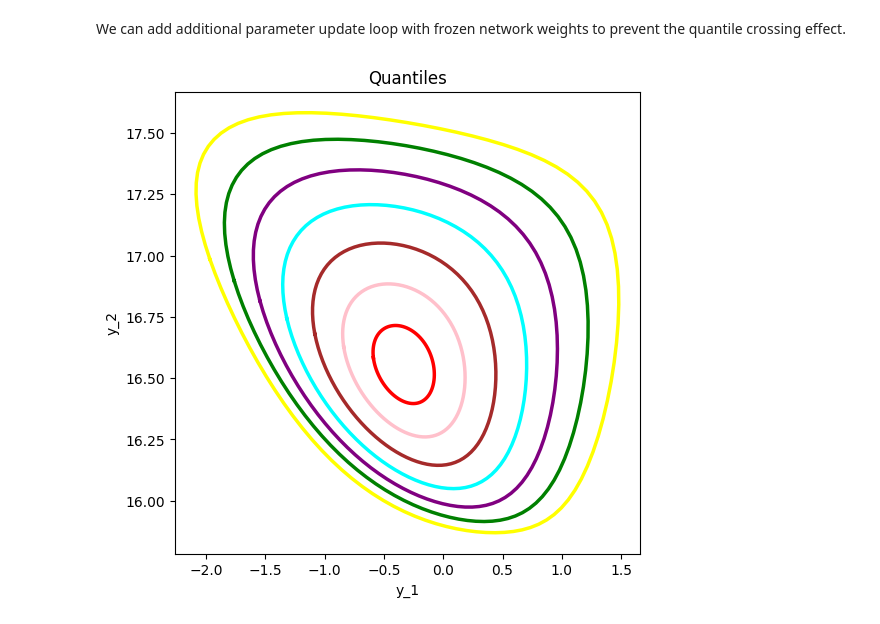
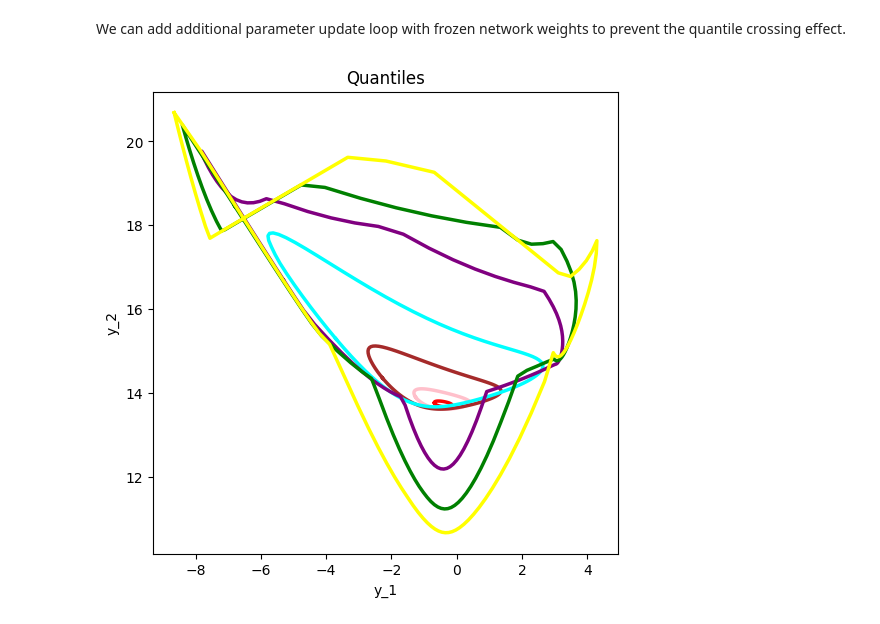
Before and after one commit to VldKnd/conditional_quantile_function, a Jupyter notebook: vector_quantile_regression/notebooks/approximate_full_potential_slackness_condition.ipynb, the cells around one changed output. Saved outputs shown, nothing was run; the diff lists cells and outputs as text; code cells hidden in the pictures.

```diff
--- a/vector_quantile_regression/notebooks/approximate_full_potential_slackness_condition.ipynb
+++ b/vector_quantile_regression/notebooks/approximate_full_potential_slackness_condition.ipynb
@@ -39,8 +3,17 @@ def torch_sphere_uniform(n, d, **kwargs):
 # %%
 from data_utils import create_joint_x_y
 import numpy as np
+from torch import nn
+import torch
 
-num_points_to_generate = 1000
+def torch_sphere_uniform(n, d, **kwargs):
+    """Generate n points inside the d-dimensional sphere."""
+    random_vectors = torch.randn(n, d, **kwargs)
+    vectors_norms = torch.norm(random_vectors, dim=1, keepdim=True)
+    radius = torch.pow(torch.rand(n, 1, **kwargs), 1. / d)
+    return radius * random_vectors / vectors_norms
+
+num_points_to_generate = 100
 X, Y = create_joint_x_y(num_points_to_generate)
 
 n, d = Y.shape
@@ -51,9 +24,9 @@ mu = np.ones((m, 1)) / m
 
 phi_network = nn.Sequential(
     nn.Linear(d + X.shape[1], 10),
-    nn.Softplus(),
+    nn.ELU(),
     nn.Linear(10, 10),
-    nn.Softplus(),
+    nn.ELU(),
     nn.Linear(10, 1)
 )
 # %%
@@ -61,7 +34,7 @@ import torch
 torch.manual_seed(0)
 
 device_and_dtype_specifications = dict(dtype=torch.float64, device=torch.device("cpu"))
-epsilon = 1e-6
+epsilon = 1e-5
 num_epochs = 5000
 
 phi_network.to(**device_and_dtype_specifications)
@@ -71,7 +44,7 @@ X, Y = create_joint_x_y(num_points_to_generate)
 X_tensor = torch.tensor(X, **device_and_dtype_specifications)
 Y_tensor = torch.tensor(Y, **device_and_dtype_specifications)
 dataset_size = num_points_to_generate
-batch_size = 128
+batch_size = 64
 
 
 def estimate_psi(X_tensor, Y_tensor, U_tensor, phi_net, epsilon=0.1):
@@ -104,10 +77,13 @@ def estimate_psi(X_tensor, Y_tensor, U_tensor, phi_net, epsilon=0.1):
         phi_vals = phi_net(XU).squeeze(-1)  # Shape: [n, m] [i, j] = phi(u_i, x_j)
         cost_matrix = Y_tensor @ U_tensor.T # Shape: [n, m] [i, j] = y_j @ u_i
 
-        slackness = ( cost_matrix - phi_vals ) # Shape: [n, m] [i, j] = y_i @ u_j - phi(u_j, x_i)
-        max_slackness, _ = torch.max(slackness, dim=1, keepdims=True)
-        exponent_val = torch.exp((slackness - max_slackness) / epsilon )
-        psi_estimate = epsilon * torch.log( torch.mean( exponent_val, dim=1, keepdims=True) ) + max_slackness
+        slackness = cost_matrix - phi_vals    # Shape: [n, m]
+
+        log_mean_exp = torch.logsumexp(slackness / epsilon, dim=1, keepdim=True) \
+                - torch.log(torch.tensor(m, device=slackness.device, dtype=slackness.dtype))
+
+        psi_estimate = epsilon * log_mean_exp
+
         return psi_estimate
 
 
@@ -169,7 +145,7 @@ number_of_points_to_visualize = 1000
 
 with torch.no_grad():
         U_tensor = torch.randn(number_of_points_to_visualize, d, **device_and_dtype_specifications)
-        UX_tensor = X_tensor[125:126].repeat(number_of_points_to_visualize, 1)
+        UX_tensor = X_tensor[50:51].repeat(number_of_points_to_visualize, 1)
         potential_tensor = phi_network(torch.cat([UX_tensor, U_tensor], dim=1))
 
 potential = potential_tensor.detach().cpu().numpy()
@@ -188,6 +164,6 @@ plt.show()
 # %%
 # Change to %matplotlib qt to have interactive plots
-%matplotlib inline
+%matplotlib qt
 
 from data_utils import create_conditional_x
 
@@ -220,8 +196,8 @@ for x_ in range(loop_start_value, 250, 10):
     x = torch.tensor([x_ / 100], **device_and_dtype_specifications)[:, None]
     x = x.repeat(repeats=(100, 1))
 
-    colors = ['red', 'purple', 'green', 'orange']
-    radii = [0.1, 0.5, 1., 1.5]
+    colors = ['red', 'purple', 'green', 'orange', 'blue']
+    radii = [0.1, 0.5, 1., 1.5, 2]
     for contour_radius, color in zip(radii, colors):
         pi_tensor = torch.linspace(-torch.pi, torch.pi, 100)
         u_tensor = torch.stack([
@@ -252,33 +226,33 @@ We can add additional parameter update loop with frozen network weights to preve
 # %%
 # Change to %matplotlib qt to have interactive plots
 %matplotlib inline
 import matplotlib.pyplot as plt
 
 fig, ax1 = plt.subplots(1, 1, figsize=(6, 6))
 
 ax1.set_title('Quantiles')
 ax1.set_xlabel('y_1')
 ax1.set_ylabel('y_2')
-x = torch.tensor([2.5], **device_and_dtype_specifications)[:, None]
+x = torch.tensor([2.4], **device_and_dtype_specifications)[:, None]
 x = x.repeat(u_tensor.shape[0], 1)
 
 
 colors = ['red', 'pink', 'brown', 'cyan', 'purple', 'green', 'yellow']
-radii = [0.1, 0.2, 0.3, 0.4, 0.5, 0.6, 0.7, 0.8, 0.9]
+radii = [0.1, 0.3, 0.6, 0.9, 1.2, 1.5, 1.8, 2.1, 2.4]
 for contour_radius, color in zip(radii, colors):
         pi_tensor = torch.linspace(-torch.pi, torch.pi, 100)
         u_tensor = torch.stack([
             contour_radius * torch.cos(pi_tensor),
             contour_radius * torch.sin(pi_tensor),
         ], dim=1)
 
         u_tensor = u_tensor.to(**device_and_dtype_specifications)
         u_tensor.requires_grad = True
 
 
         potential = phi_network(torch.cat([x, u_tensor], dim=1))
         pushforward_of_u = torch.autograd.grad(potential.sum(), u_tensor)[0]
 
         ax1.plot(pushforward_of_u[:, 0], pushforward_of_u[:, 1], color=color, linewidth=2.5)
 # %% [output]
-[figure, old version]
+[figure, new version]
```
Also changed, not shown: parts of 5 cells of this notebook, 2 other files.
